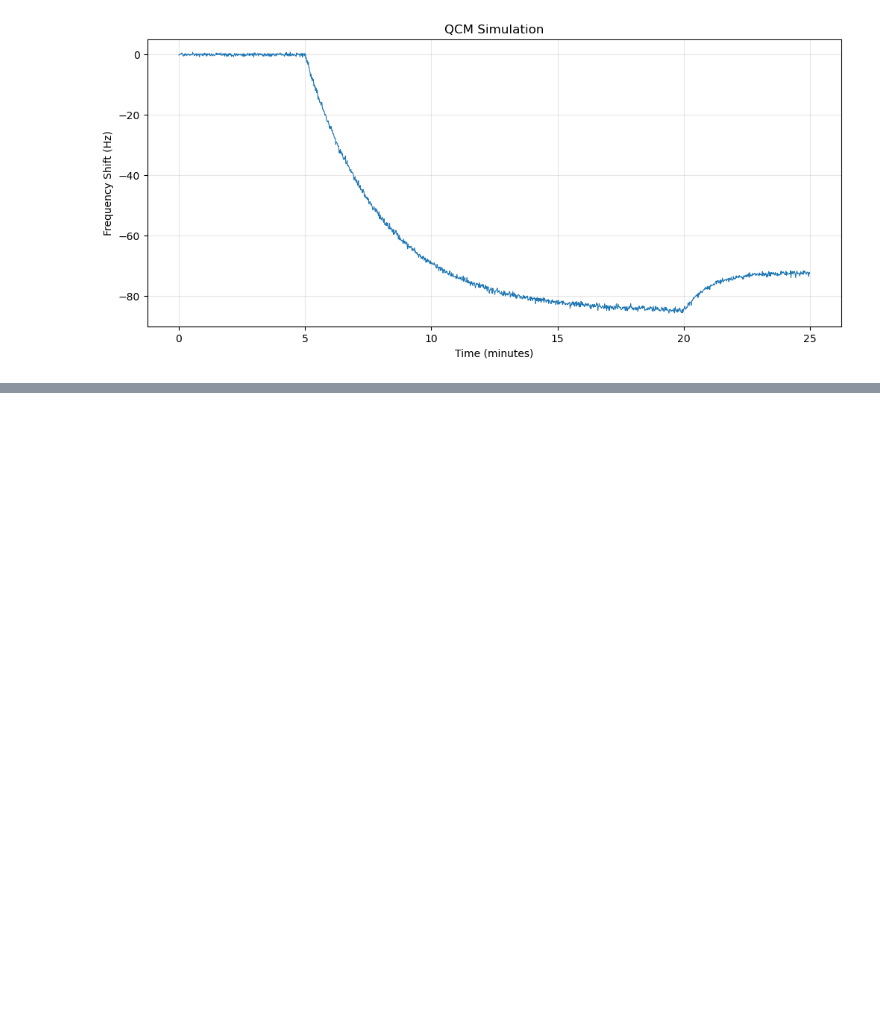
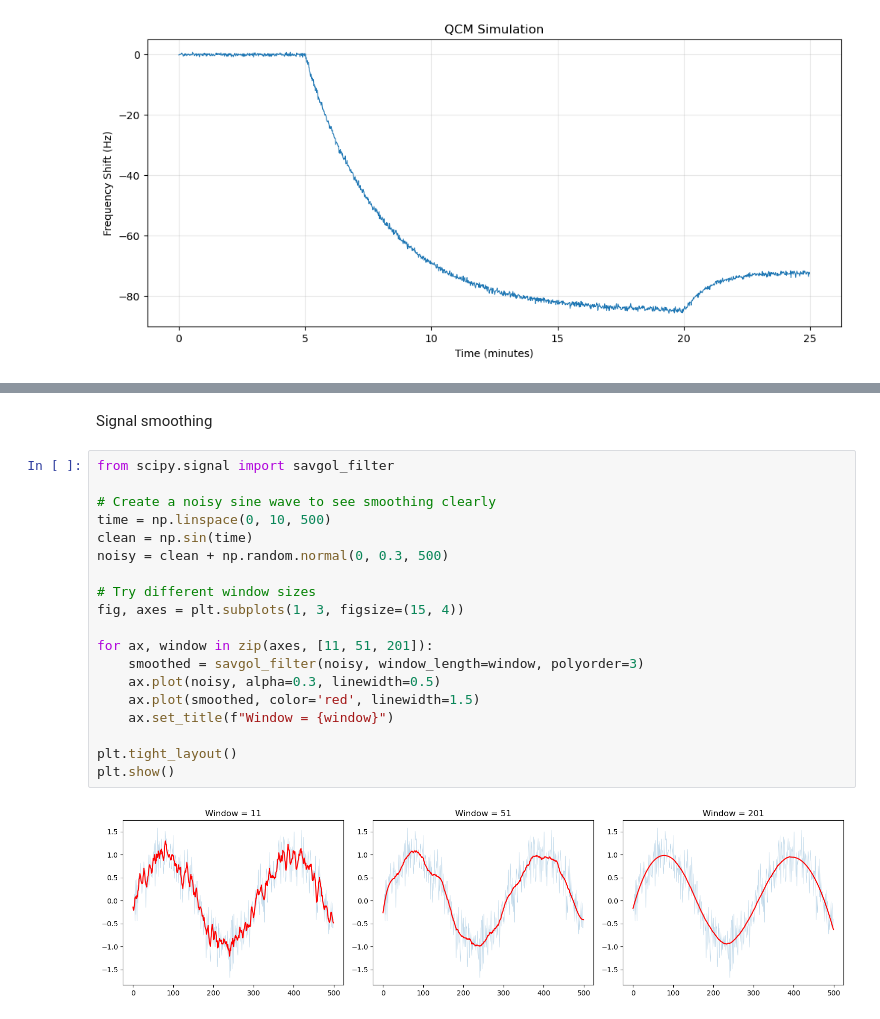
Before and after one commit to Sahanatavaragondi/qcm-polymer-coating-analysis, a Jupyter notebook: learning_notebook.ipynb, the cells around one changed output, grey strips where cells are left out. Drawn from its saved outputs; the diff is of its cells as text; blank space fills up the shorter version.

Commit message:
signal smoothing comparison

```diff
--- a/learning_notebook.ipynb
+++ b/learning_notebook.ipynb
@@ -567,0 +694,23 @@ plt.show()
+# %% [markdown]
+Signal smoothing
+# %%
+from scipy.signal import savgol_filter
+
+# Create a noisy sine wave to see smoothing clearly
+time = np.linspace(0, 10, 500)
+clean = np.sin(time)
+noisy = clean + np.random.normal(0, 0.3, 500)
+
+# Try different window sizes
+fig, axes = plt.subplots(1, 3, figsize=(15, 4))
+
+for ax, window in zip(axes, [11, 51, 201]):
+    smoothed = savgol_filter(noisy, window_length=window, polyorder=3)
+    ax.plot(noisy, alpha=0.3, linewidth=0.5)
+    ax.plot(smoothed, color='red', linewidth=1.5)
+    ax.set_title(f"Window = {window}")
+
+plt.tight_layout()
+plt.show()
+# %% [output]
+[figure, added]
```
Also changed, not shown: parts of 1 cell of this notebook.
